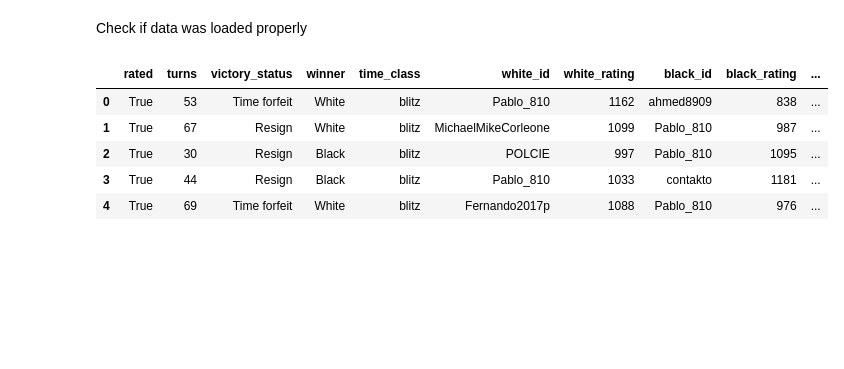
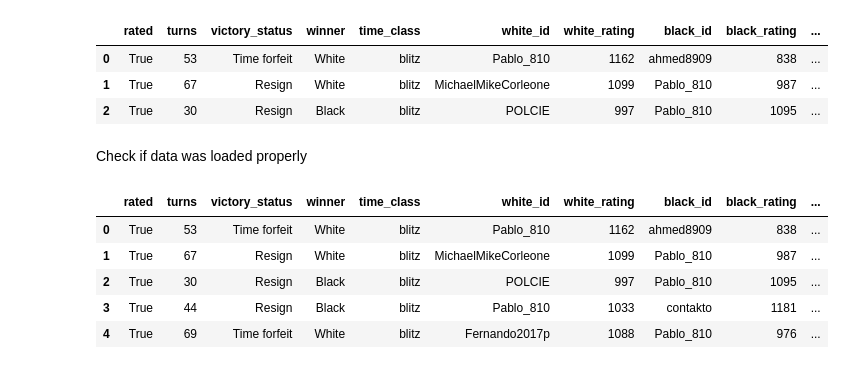
Before and after one commit to adpawel/chess-games-analysis, a Jupyter notebook: eda.ipynb, the cells around one changed output. Saved outputs shown, nothing was run; the diff lists cells and outputs as text; code cells hidden in the pictures; blank space fills up the shorter version.

```diff
--- a/eda.ipynb
+++ b/eda.ipynb
@@ -12 +18,10 @@ import re
+# %%
+# games is a Pandas DataFrame
+games = pd.read_json("chess_data.json")
+games.head(3)
+# %% [output]
+|  | rated | turns | victory_status | winner | time_class | white_id | white_rating | black_id | black_rating | ... |
+| 0 | True | 53 | Time forfeit | White | blitz | Pablo_810 | 1162 | ahmed8909 | 838 | ... |
+| 1 | True | 67 | Resign | White | blitz | MichaelMikeCorleone | 1099 | Pablo_810 | 987 | ... |
+| 2 | True | 30 | Resign | Black | blitz | POLCIE | 997 | Pablo_810 | 1095 | ... |
 # %%
```
Also changed, not shown: parts of 26 cells of this notebook.
